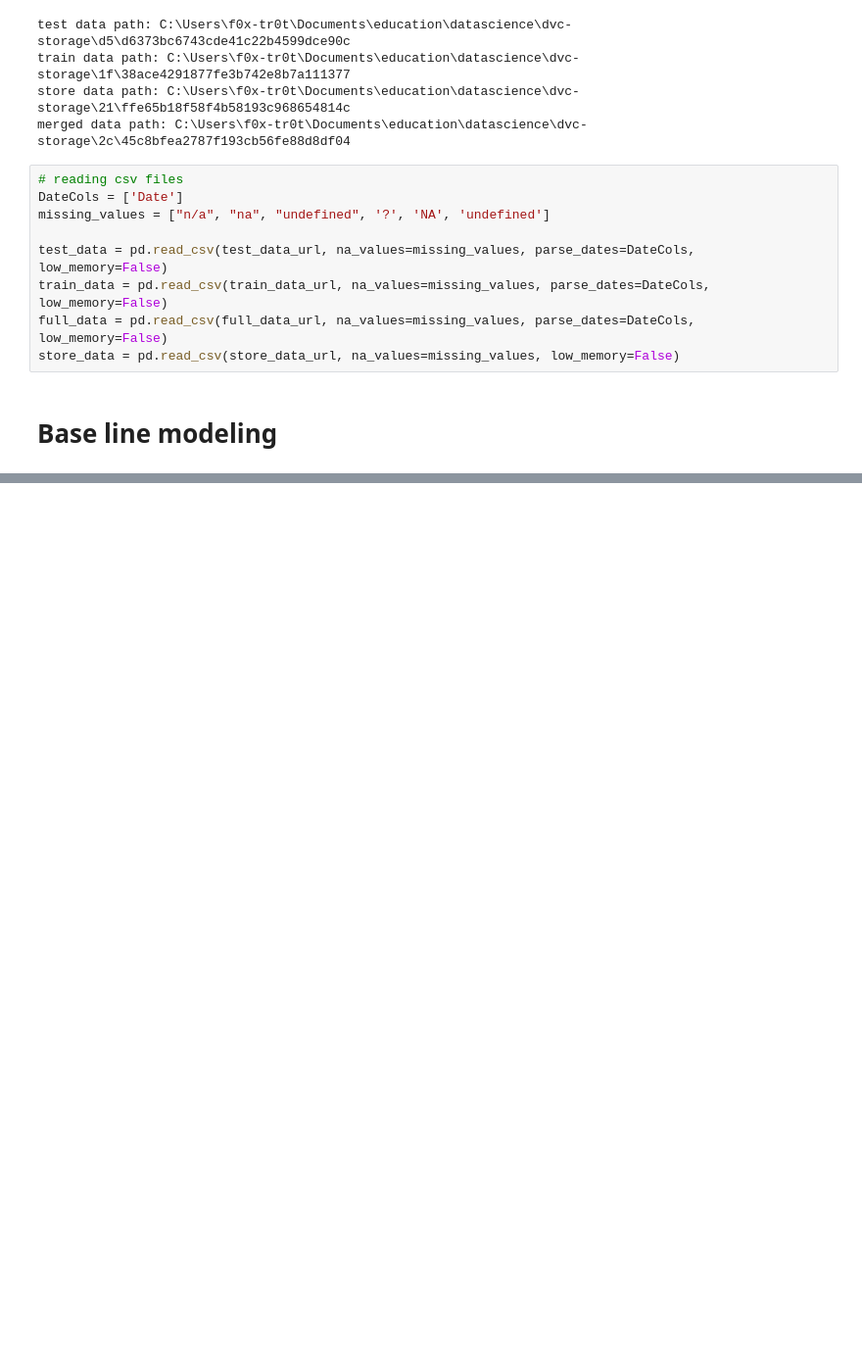
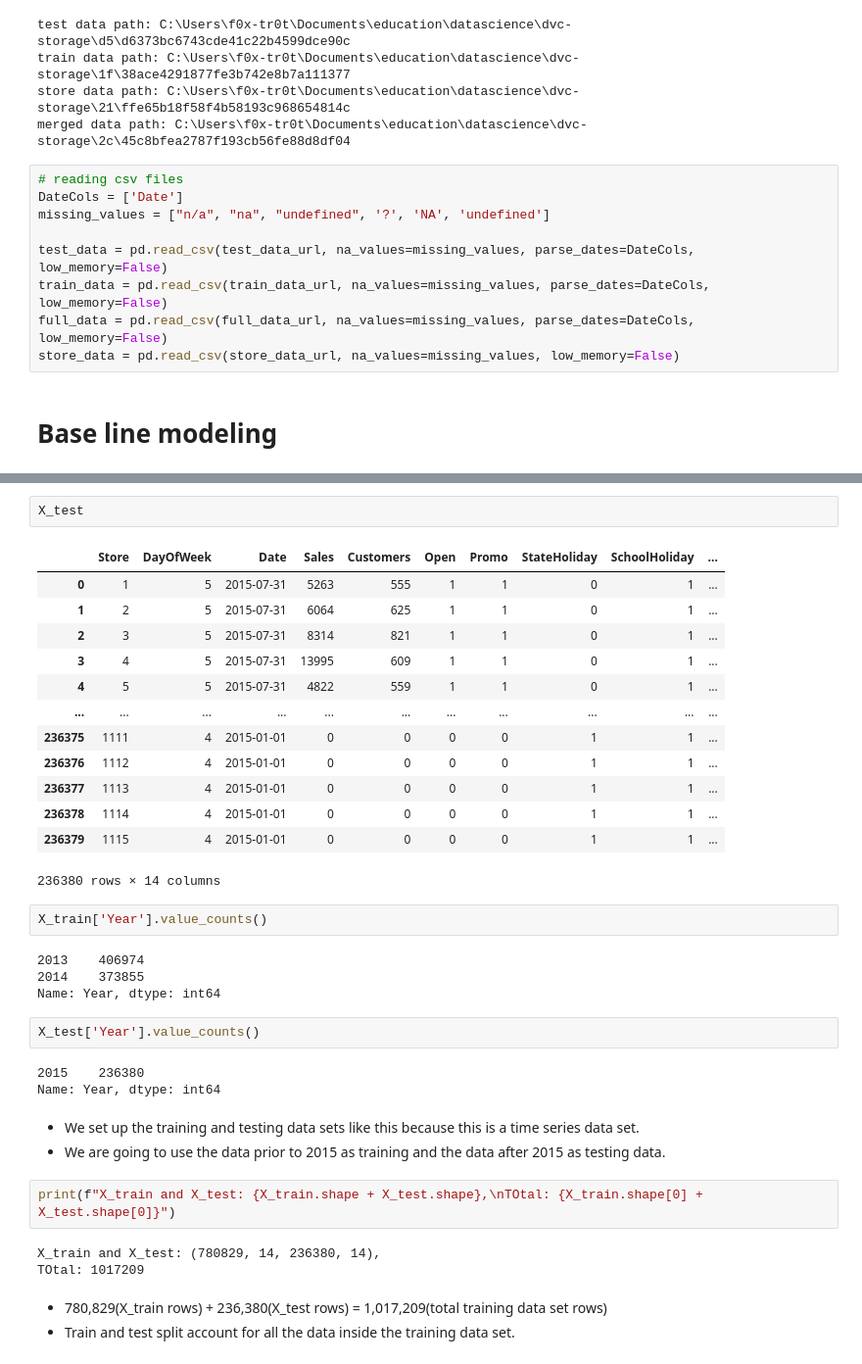
Before and after one commit to Fisseha-Estifanos/Rossmann-pharmaceuticals, a Jupyter notebook: notebooks/base-line-model.ipynb, the cells around one changed output, grey strips where cells are left out. Shown: that part at 98% size. Saved outputs shown, nothing was run; the diff lists cells and outputs as text; blank space fills up the shorter version.

```diff
--- a/notebooks/base-line-model.ipynb
+++ b/notebooks/base-line-model.ipynb
@@ -72,0 +191,38 @@ store_data = pd.read_csv(store_data_url, na_values=missing_values, low_memory=Fa
+# %%
+X_test
+# %% [output]
+|  | Store | DayOfWeek | Date | Sales | Customers | Open | Promo | StateHoliday | SchoolHoliday | ... |
+| 0 | 1 | 5 | 2015-07-31 | 5263 | 555 | 1 | 1 | 0 | 1 | ... |
+| 1 | 2 | 5 | 2015-07-31 | 6064 | 625 | 1 | 1 | 0 | 1 | ... |
+| 2 | 3 | 5 | 2015-07-31 | 8314 | 821 | 1 | 1 | 0 | 1 | ... |
+| 3 | 4 | 5 | 2015-07-31 | 13995 | 609 | 1 | 1 | 0 | 1 | ... |
+| 4 | 5 | 5 | 2015-07-31 | 4822 | 559 | 1 | 1 | 0 | 1 | ... |
+| ... | ... | ... | ... | ... | ... | ... | ... | ... | ... | ... |
+| 236375 | 1111 | 4 | 2015-01-01 | 0 | 0 | 0 | 0 | 1 | 1 | ... |
+| 236376 | 1112 | 4 | 2015-01-01 | 0 | 0 | 0 | 0 | 1 | 1 | ... |
+| 236377 | 1113 | 4 | 2015-01-01 | 0 | 0 | 0 | 0 | 1 | 1 | ... |
+| 236378 | 1114 | 4 | 2015-01-01 | 0 | 0 | 0 | 0 | 1 | 1 | ... |
+| 236379 | 1115 | 4 | 2015-01-01 | 0 | 0 | 0 | 0 | 1 | 1 | ... |
+236380 rows × 14 columns
+# %%
+X_train['Year'].value_counts()
+# %% [output]
+2013    406974
+2014    373855
+Name: Year, dtype: int64
+# %%
+X_test['Year'].value_counts()
+# %% [output]
+2015    236380
+Name: Year, dtype: int64
+# %% [markdown]
+* We set up the training and testing data sets like this because this is a time series data set.
+* We are going to use the data prior to 2015 as training and the data after 2015 as testing data.
+# %%
+print(f"X_train and X_test: {X_train.shape + X_test.shape},\nTOtal: {X_train.shape[0] + X_test.shape[0]}")
+# %% [output]
+X_train and X_test: (780829, 14, 236380, 14),
+TOtal: 1017209
+# %% [markdown]
+* 780,829(X_train rows) + 236,380(X_test rows) = 1,017,209(total training data set rows)
+* Train and test split account for all the data inside the training data set.
```
Also changed, not shown: parts of 39 cells of this notebook.
